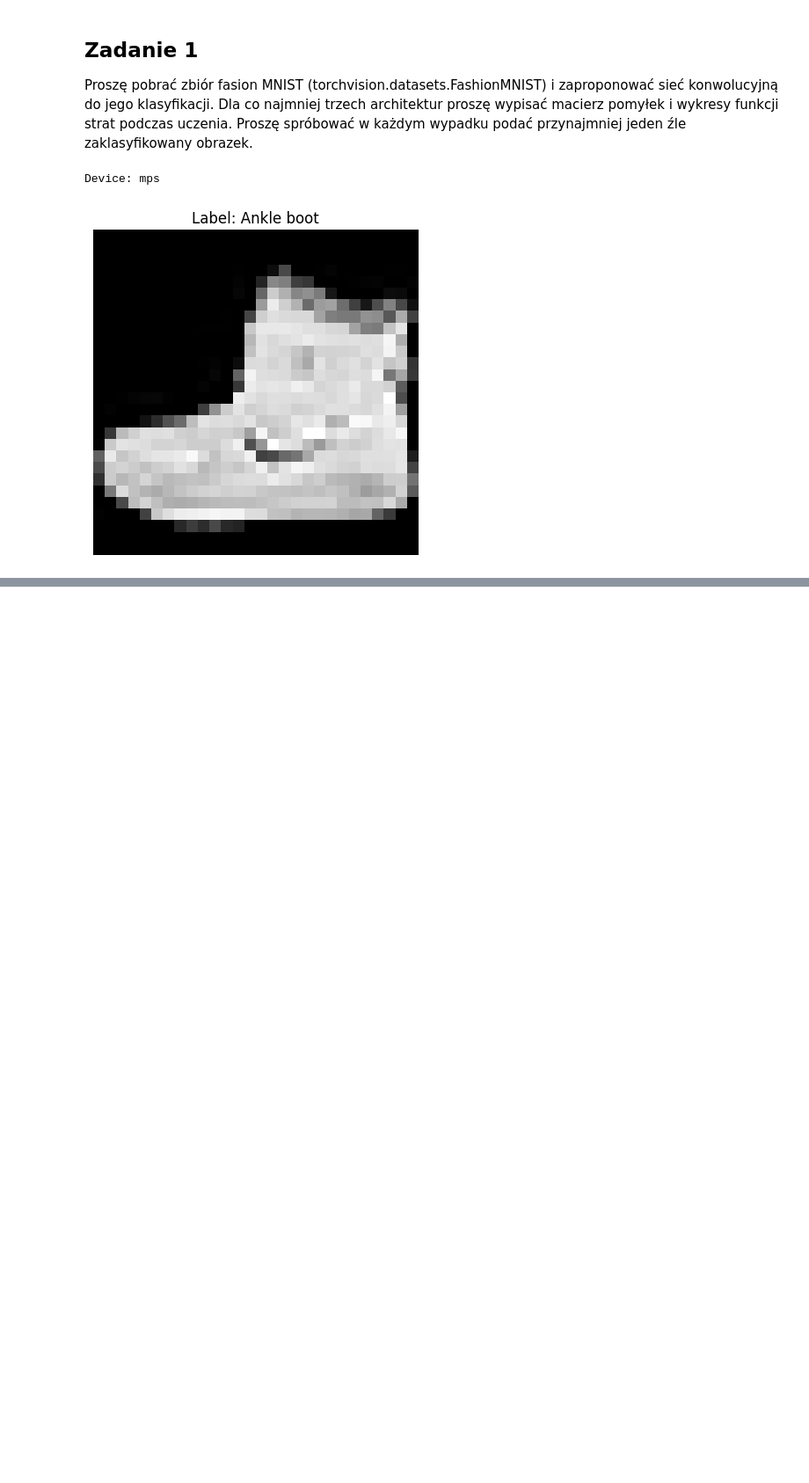
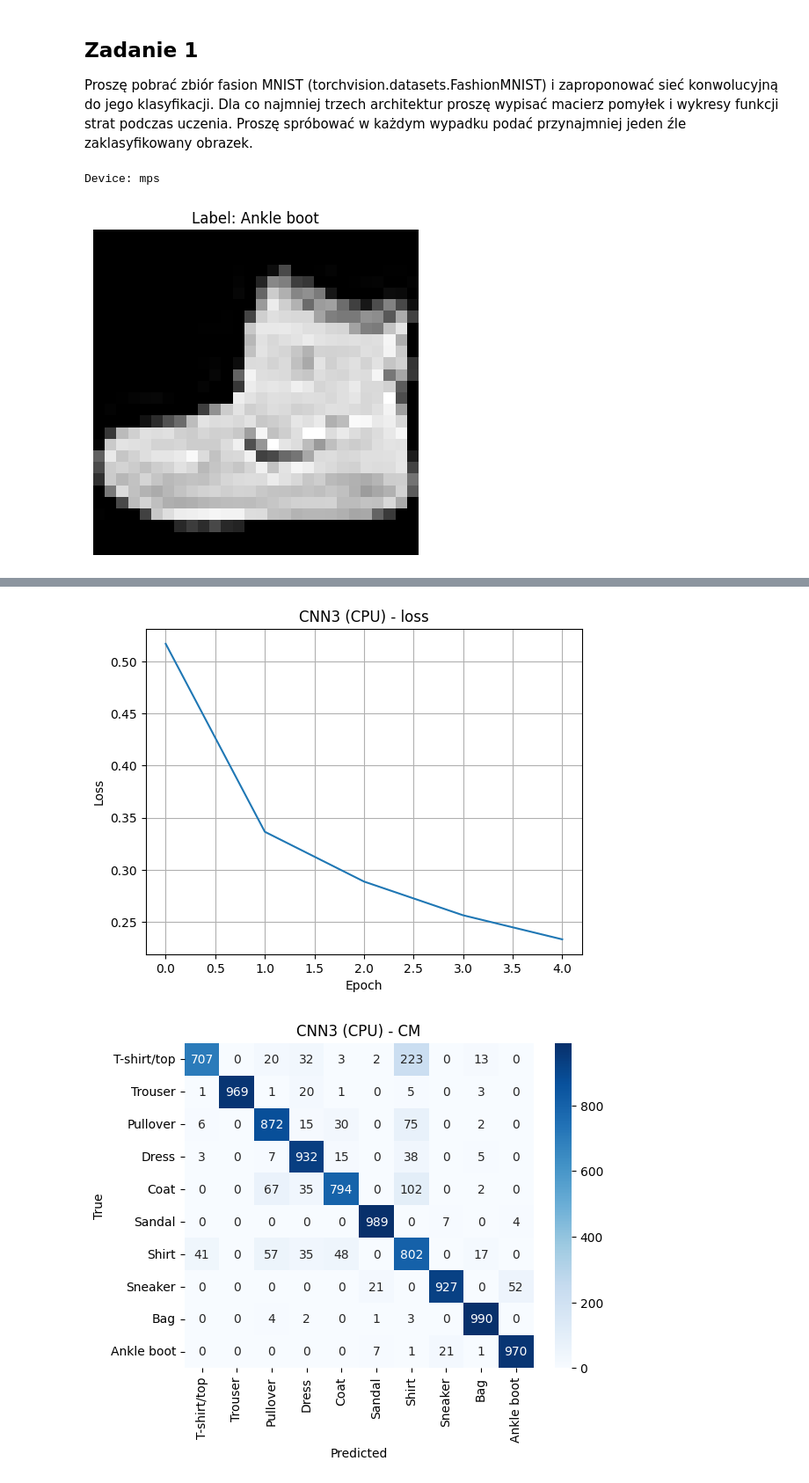
Before and after one commit to ZEN1X/MIO, a Jupyter notebook: lab04/lab04.ipynb, the cells around one changed output, grey strips where cells are left out. Shown: that part at 88% size. Saved outputs shown, nothing was run; the diff lists cells and outputs as text; code cells hidden in the pictures; blank space fills up the shorter version.

```diff
--- a/lab04/lab04.ipynb
+++ b/lab04/lab04.ipynb
@@ -11,6 +11,8 @@ from torch.utils.data import DataLoader
 
 device = torch.device("mps" if torch.backends.mps.is_available() else "cpu")
 print(f"Device: {device}")
+
+cpu = torch.device("cpu")
 
 transform = transforms.Compose(
     [transforms.ToTensor(), transforms.Normalize((0.5,), (0.5,))]
@@ -220,0 +262,3 @@ Elapsed: 31.76 (sec)
+# %%
+run_and_report(CNN3, "CNN3 (CPU)", cpu)
+# %% [output]
@@ -220,0 +271,2 @@ Elapsed: 31.76 (sec)
+[figure, added]
+[figure, added]
```
Also changed, not shown: parts of 8 cells of this notebook.
